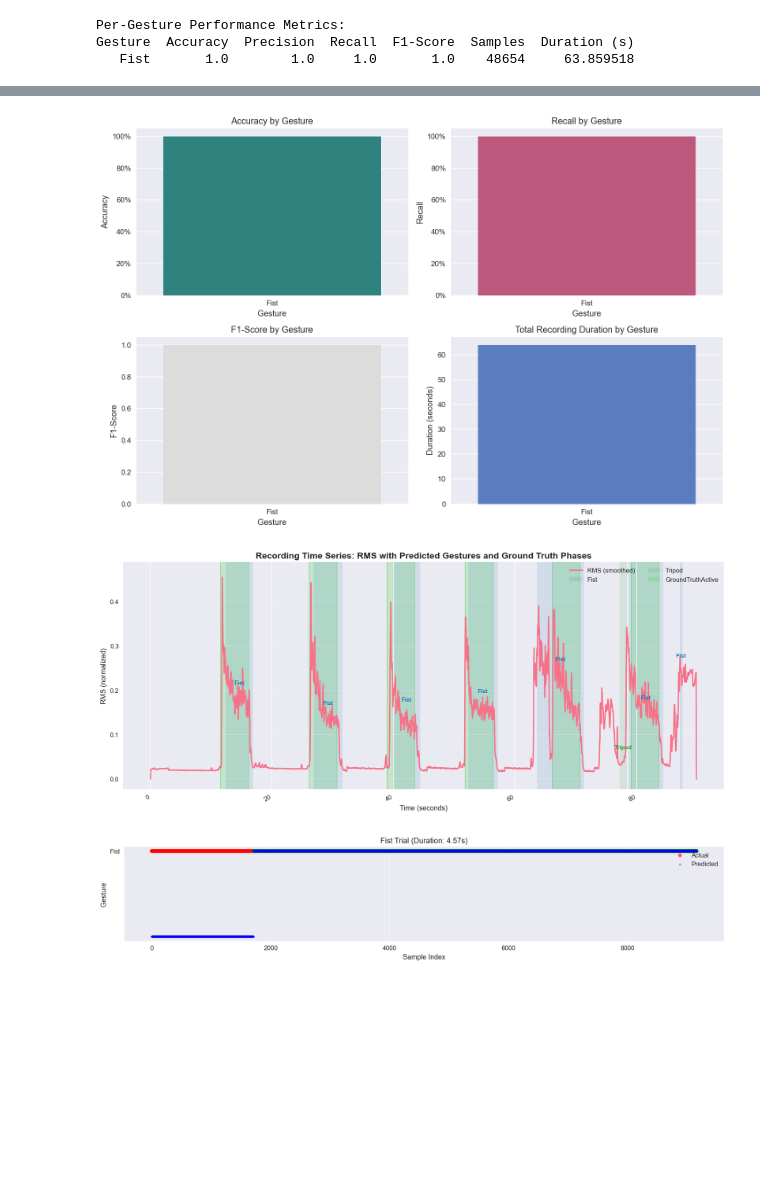
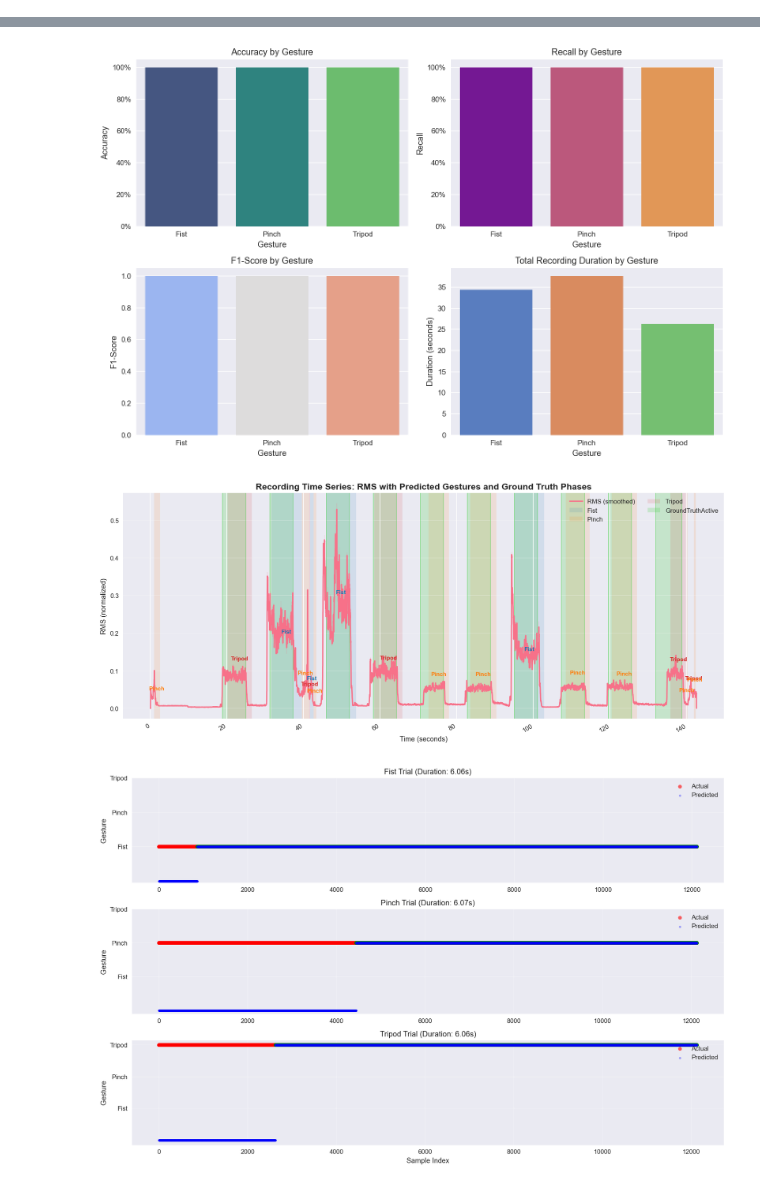
Before and after one commit to PaulZwie/playagain_pipeline, a Jupyter notebook: playagain_pipeline/performance_assessment/performance_assessment.ipynb, the cells around one changed output, grey strips where cells are left out. Cells and saved outputs as stored; diff of their text form; code cells hidden in the pictures; blank space fills up the shorter version.

```diff
--- a/playagain_pipeline/performance_assessment/performance_assessment.ipynb
+++ b/playagain_pipeline/performance_assessment/performance_assessment.ipynb
@@ -23,7 +23,7 @@ CANONICAL_LABELS = ["Rest", "Fist", "Pinch", "Tripod"]  # display order
 # ── Select specific recording to analyse ──────────────────────────────────────
 # Set the subject and session folder name (without paths)
 TARGET_SUBJECT = "VP_01"
-TARGET_SESSION = "game_2026-03-26_12-42-12"
+TARGET_SESSION = "game_2026-03-24_09-00-13"
 
 # Construct paths directly
 session_dir = DATA_ROOT / TARGET_SUBJECT / TARGET_SESSION
@@ -524,3 +532,0 @@ weighted avg       1.00      0.89      0.94     54936
-Per-Gesture Performance Metrics:
-Gesture  Accuracy  Precision  Recall  F1-Score  Samples  Duration (s)
-   Fist       1.0        1.0     1.0       1.0    48654     63.859518
@@ -547,3 +558,3 @@ Passing `palette` without assigning `hue` is deprecated and will be removed in v
-[figure, old version]
+[figure, new version]
-[figure, old version]
+[figure, new version]
-[figure, old version]
+[figure, new version]
```
Also changed, not shown: parts of 1 cell of this notebook, 3 other files.
